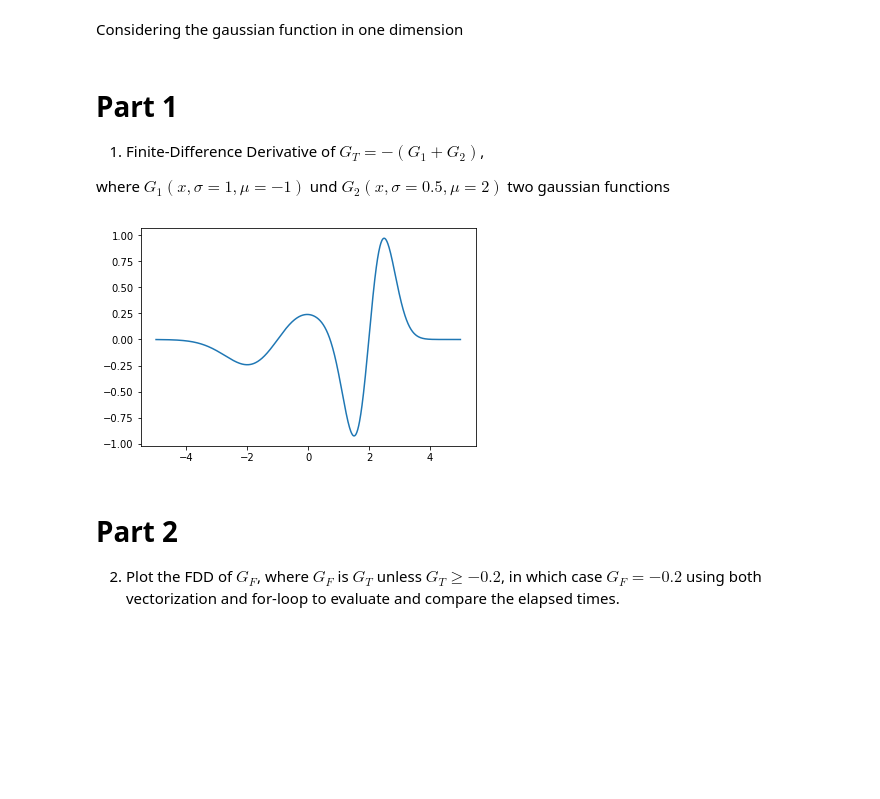
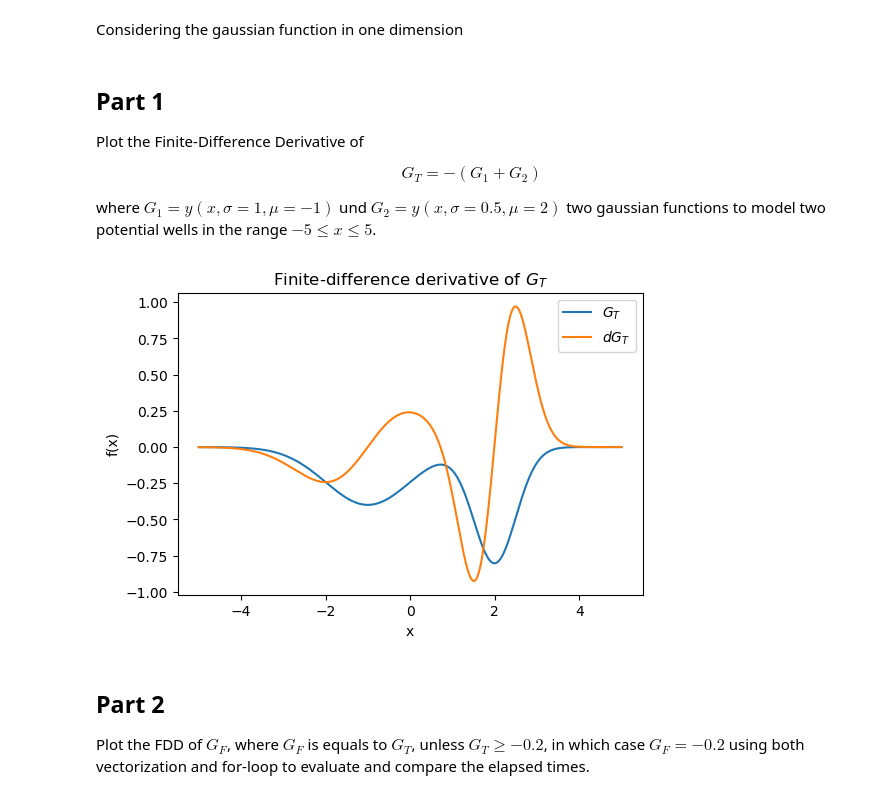
Before and after one commit to GAAWAI/ComPhy1, a Jupyter notebook: Uebung2.ipynb, the cells around one changed output. Cells and saved outputs as stored; diff of their text form; code cells hidden in the pictures; blank space fills up the shorter version.

```diff
--- a/Uebung2.ipynb
+++ b/Uebung2.ipynb
@@ -5,7 +5,9 @@ import numpy as np
 import scipy
 import matplotlib.pyplot as mpl
 # %% [markdown]
-# Part 1
-1) Finite-Difference Derivative of $ G_T = -(G_1+G_2) $,
+## Part 1
+Plot the Finite-Difference Derivative of
 
-where $ G_1(x,\sigma=1,\mu=-1) $ und $ G_2(x,\sigma=0.5,\mu=2) $ two gaussian functions
+$$ G_T = -(G_1+G_2) $$
+
+where $ G_1=y(x,\sigma=1,\mu=-1) $ und $ G_2=y(x,\sigma=0.5,\mu=2) $ two gaussian functions to model two potential wells in the range $-5 \leqslant x \leqslant 5$.
@@ -12,26 +18,32 @@ where $ G_1(x,\sigma=1,\mu=-1) $ und $ G_2(x,\sigma=0.5,\mu=2) $ two gaussian fu
+# %%
+# Finite-Difference Derivative
+def FDD(x,y):
+    Dy = np.zeros(x.size)
+    for i in np.arange(x.size-1):
+        Dy[i] = (y[i+1]-y[i]) / (x[i+1]-x[i])
+    return Dy
 # %%
 # Define a linear space for x from -5 to 5
-N = 1000;
-xr = np.linspace(-5,5,N);
+N = 1000
+xr = np.linspace(-5,5,N)
 
-# Gaussian Functions
-def gaussian1(x,sigma,mu):
-    return 1/np.sqrt(2*np.pi*sigma**2) * np.exp(-(x-mu)**2/(2*sigma**2))
-
-G1 = gaussian1(xr,1,-1);
-G2 = gaussian1(xr,0.5,2);
-GT = -(G1+G2);
+G1 = gaussian1(xr,1,-1)
+G2 = gaussian1(xr,0.5,2)
+GT = -(G1+G2)
 
 # Evaluate the FDD(Finite-Difference Derivative) of GT
-FDD1 = np.zeros(N);
+Dy = FDD(xr,GT)
 
-for i in np.arange(N-1):
-    FDD1[i] = (GT[i+1]-GT[i]) / (xr[i+1]-xr[i]);
-
-GRAPH1 = mpl.plot(xr,FDD1)
-mpl.show(GRAPH1)
+Graph1 = mpl.figure(dpi=100)
+mpl.plot(xr,GT,label="$G_T$")
+mpl.plot(xr,Dy,label="$dG_T$")
+mpl.xlabel("x")
+mpl.ylabel("f(x)")
+mpl.legend()
+mpl.title("Finite-difference derivative of $G_T$")
+mpl.show()
 # %% [output]
-[figure, old version]
+[figure, new version]
 # %% [markdown]
-# Part 2
-2) Plot the FDD of $G_F$, where $G_F$ is $G_T$ unless $G_T\geqslant-0.2$, in which case $G_F=-0.2$ using both vectorization and for-loop to evaluate and compare the elapsed times.
+## Part 2
+Plot the FDD of $G_F$, where $G_F$ is equals to $G_T$, unless $G_T\geqslant-0.2$, in which case $G_F=-0.2$ using both vectorization and for-loop to evaluate and compare the elapsed times.
```
Also changed, not shown: parts of 4 cells of this notebook, 3 other files.
